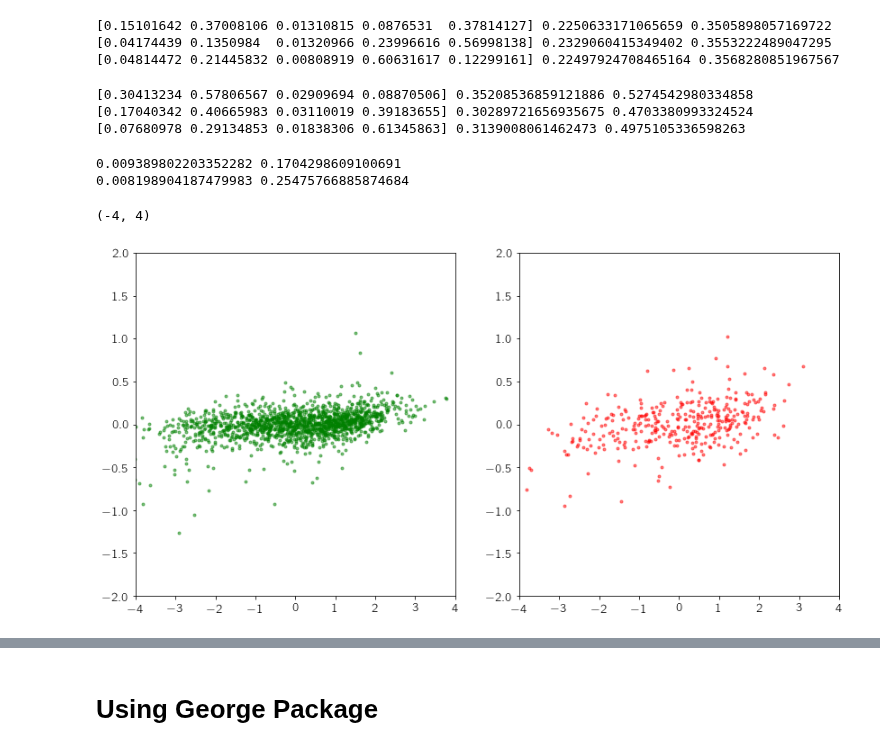
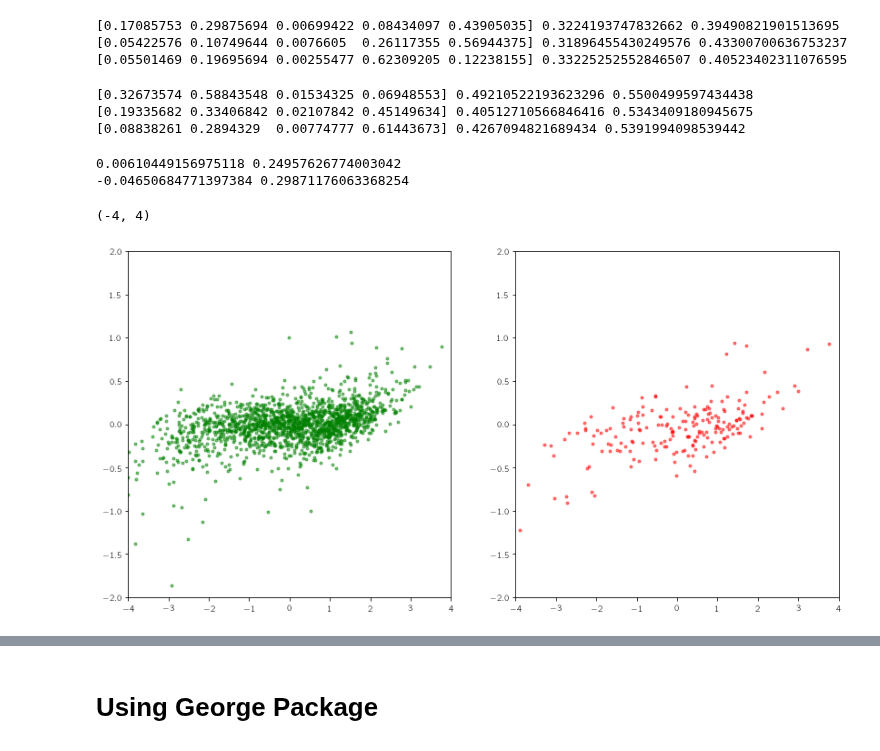
Before and after one commit to ekourkchi/reddening, a Jupyter notebook: griz2PC0.ipynb, the cells around one changed output, grey strips where cells are left out. Saved outputs shown, nothing was run; the diff lists cells and outputs as text; code cells hidden in the pictures.

```diff
--- a/griz2PC0.ipynb
+++ b/griz2PC0.ipynb
@@ -307,57 +656,57 @@ from sklearn.datasets import make_regression
 
 ##################
 regr = RandomForestRegressor(max_depth=500, n_estimators=1000, max_features=4, \
-                             min_samples_leaf=3, bootstrap=True)
+                             min_samples_leaf=10, bootstrap=True)
 regr.fit(Xy, y)
 yp  = regr.predict(Xy)
 yp_ = regr.predict(xy)
 print(regr.feature_importances_), np.std(y-yp), np.std(y_-yp_)
 ##################
 regr1 = RandomForestRegressor(max_depth=500, n_estimators=1000, max_features=4, \
-                             min_samples_leaf=3, bootstrap=True)
+                             min_samples_leaf=10, bootstrap=True)
 regr1.fit(Xy1, y)
 yp1  = regr1.predict(Xy1)
 yp1_ = regr1.predict(xy1)
 print(regr1.feature_importances_), np.std(y-yp1), np.std(y_-yp1_)
 ##################
 regr2 = RandomForestRegressor(max_depth=500, n_estimators=1000, max_features=4, \
-                             min_samples_leaf=3, bootstrap=True)
+                             min_samples_leaf=10, bootstrap=True)
 regr2.fit(Xy2, y)
 yp2  = regr2.predict(Xy2)
 yp2_ = regr2.predict(xy2)
 print(regr2.feature_importances_), np.std(y-yp2), np.std(y_-yp2_)
 ##################
 # %% [output]
-[0.15101642 0.37008106 0.01310815 0.0876531  0.37814127] 0.2250633171065659 0.3505898057169722
-[0.04174439 0.1350984  0.01320966 0.23996616 0.56998138] 0.2329060415349402 0.3553222489047295
-[0.04814472 0.21445832 0.00808919 0.60631617 0.12299161] 0.22497924708465164 0.3568280851967567
+[0.17085753 0.29875694 0.00699422 0.08434097 0.43905035] 0.3224193747832662 0.39490821901513695
+[0.05422576 0.10749644 0.0076605  0.26117355 0.56944375] 0.31896455430249576 0.43300700636753237
+[0.05501469 0.19695694 0.00255477 0.62309205 0.12238155] 0.33225252552846507 0.40523402311076595
 # %%
 ##################
-regr = RandomForestRegressor(max_depth=500, n_estimators=1000, max_features=3, \
-                             min_samples_leaf=3, bootstrap=True)
-regr.fit(Xz, y)
-ypz  = regr.predict(Xz)
-ypz_ = regr.predict(xz)
-print(regr.feature_importances_), np.std(y-ypz), np.std(y_-ypz_)
+regrz = RandomForestRegressor(max_depth=500, n_estimators=1000, max_features=3, \
+                             min_samples_leaf=10, bootstrap=True)
+regrz.fit(Xz, y)
+ypz  = regrz.predict(Xz)
+ypz_ = regrz.predict(xz)
+print(regrz.feature_importances_), np.std(y-ypz), np.std(y_-ypz_)
 ##################
-regr1 = RandomForestRegressor(max_depth=500, n_estimators=1000, max_features=3, \
-                             min_samples_leaf=3, bootstrap=True)
-regr1.fit(Xz1, y)
-ypz1  = regr1.predict(Xz1)
-ypz1_ = regr1.predict(xz1)
-print(regr1.feature_importances_), np.std(y-ypz1), np.std(y_-ypz1_)
+regrz1 = RandomForestRegressor(max_depth=500, n_estimators=1000, max_features=3, \
+                             min_samples_leaf=10, bootstrap=True)
+regrz1.fit(Xz1, y)
+ypz1  = regrz1.predict(Xz1)
+ypz1_ = regrz1.predict(xz1)
+print(regrz1.feature_importances_), np.std(y-ypz1), np.std(y_-ypz1_)
 ##################
-regr2 = RandomForestRegressor(max_depth=500, n_estimators=1000, max_features=3, \
-                             min_samples_leaf=3, bootstrap=True)
-regr2.fit(Xz2, y)
-ypz2  = regr2.predict(Xz2)
-ypz2_ = regr2.predict(xz2)
-print(regr2.feature_importances_), np.std(y-ypz2), np.std(y_-ypz2_)
+regrz2 = RandomForestRegressor(max_depth=500, n_estimators=1000, max_features=3, \
+                             min_samples_leaf=10, bootstrap=True)
+regrz2.fit(Xz2, y)
+ypz2  = regrz2.predict(Xz2)
+ypz2_ = regrz2.predict(xz2)
+print(regrz2.feature_importances_), np.std(y-ypz2), np.std(y_-ypz2_)
 ##################
 # %% [output]
-[0.30413234 0.57806567 0.02909694 0.08870506] 0.35208536859121886 0.5274542980334858
-[0.17040342 0.40665983 0.03110019 0.39183655] 0.30289721656935675 0.4703380993324524
-[0.07680978 0.29134853 0.01838306 0.61345863] 0.3139008061462473 0.4975105336598263
+[0.32673574 0.58843548 0.01534325 0.06948553] 0.49210522193623296 0.5500499597434438
+[0.19335682 0.33406842 0.02107842 0.45149634] 0.40512710566846416 0.5343409180945675
+[0.08838261 0.2894329  0.00774777 0.61443673] 0.4267094821689434 0.5391994098539442
 # %%
 # yp0 = ((yp+yp1+yp2)+(ypz+ypz1+ypz2))/6.
 # yp0_ = ((yp_+yp1_+yp2_)+(ypz_+ypz1_+ypz2_))/6.
@@ -369,35 +718,35 @@ print(regr2.feature_importances_), np.std(y-ypz2), np.std(y_-ypz2_)
 # yp0_ = np.median(yp0_,1)
 
 
-yp0 = np.c_[yp.ravel(),yp1.ravel(), yp2.ravel()]
+yp0 = np.c_[yp.ravel(), yp2.ravel()]
 yp0 = np.median(yp0,1)
 
-yp0_ = np.c_[yp_.ravel(),yp1_.ravel(), yp2_.ravel()]
+yp0_ = np.c_[yp_.ravel(), yp2_.ravel()]
 yp0_ = np.median(yp0_,1)
 
 
 # yp0 = np.c_[ypz.ravel(), ypz1.ravel(), ypz2.ravel()]
 # yp0 = np.median(yp0,1)
 
 # yp0_ = np.c_[ypz_.ravel(), ypz1_.ravel(), ypz2_.ravel()]
 # yp0_ = np.median(yp0_,1)
 
 
 plt.figure(figsize=(14,7))
 ax = plt.gcf().add_subplot(1,2,1)
 
 print np.median(y-yp0), np.std(y-yp0)
 plt.plot(y, y-yp0, 'g.', alpha=0.5)
 plt.ylim([-2,2])
 plt.xlim([-4,4])
 
 ax = plt.gcf().add_subplot(1,2,2)
 print np.median(y_-yp0_), np.std(y_-yp0_)
 plt.plot(y_, y_-yp0_, 'r.', alpha=0.5)
 plt.ylim([-2,2])
 plt.xlim([-4,4])
 # %% [output]
-0.009389802203352282 0.1704298609100691
-0.008198904187479983 0.25475766885874684
+0.00610449156975118 0.24957626774003042
+-0.04650684771397384 0.29871176063368254
 (-4, 4)
-[figure, old version]
+[figure, new version]
```
Also changed, not shown: parts of 13 cells of this notebook, 1 other file.
